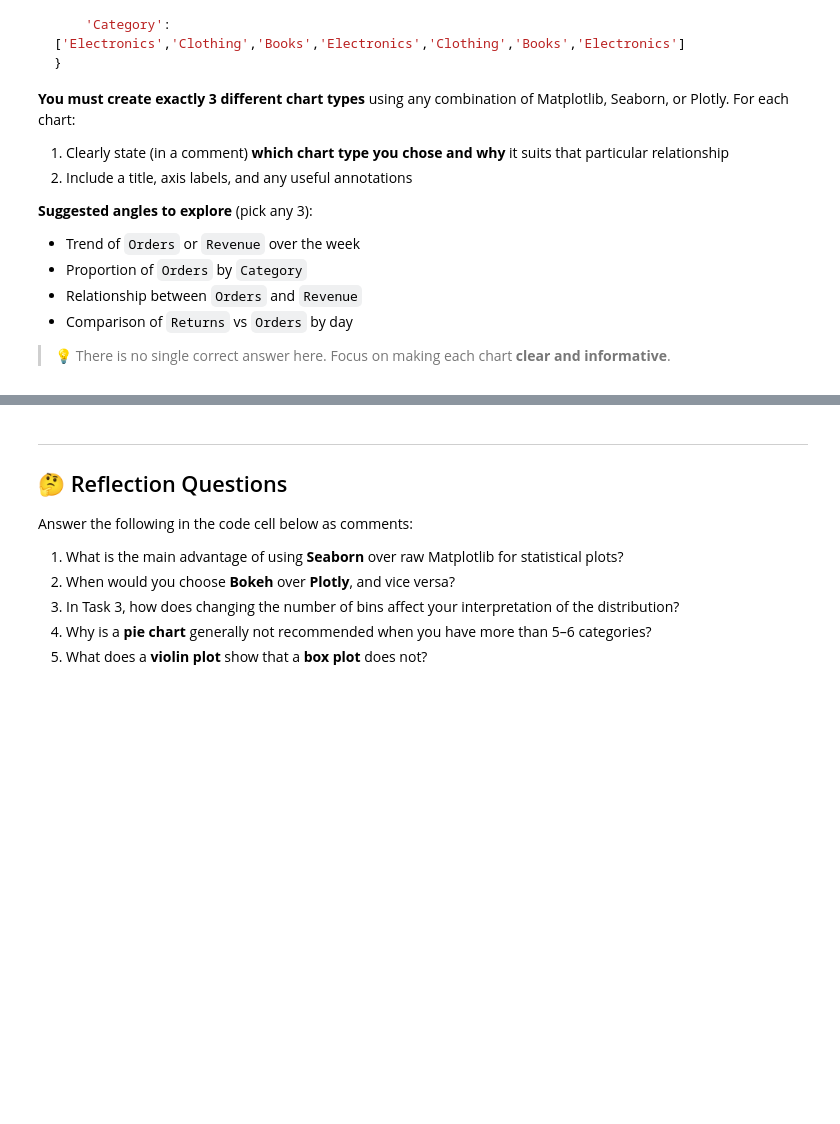
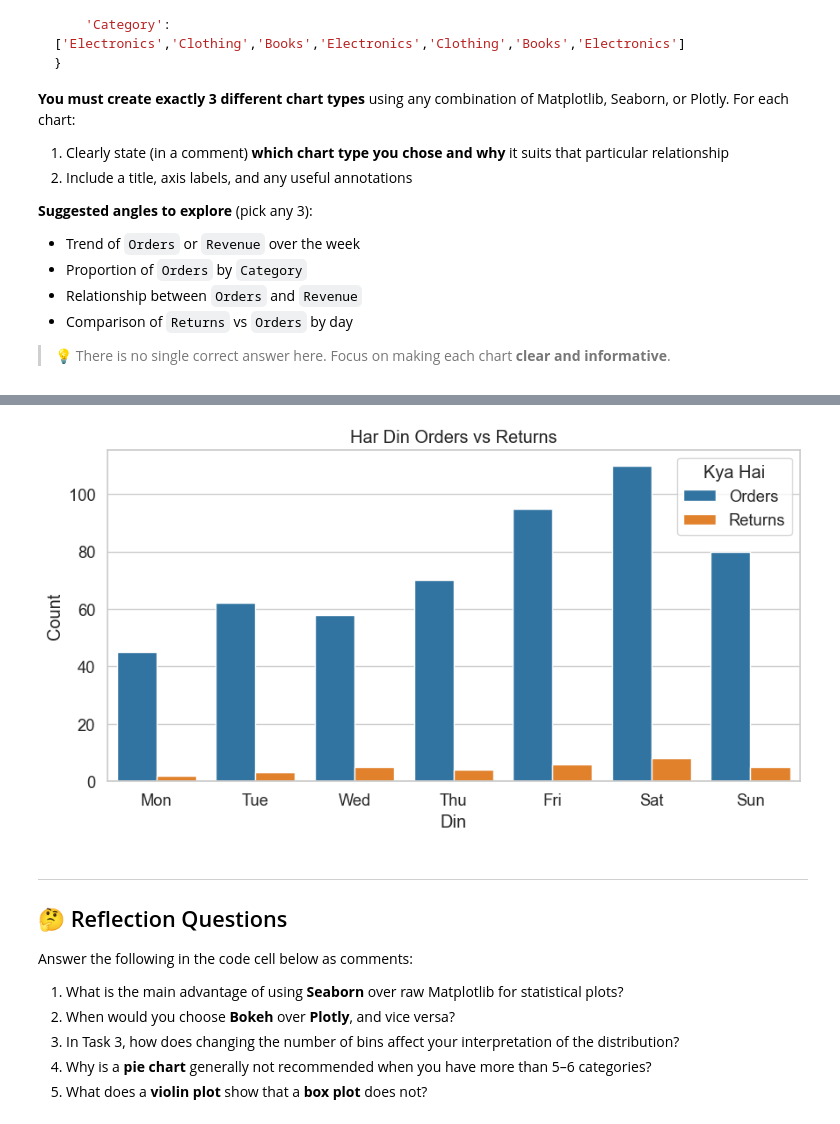
Before and after one commit to tashfeen786/Netsol-week-1, a Jupyter notebook: Data_Visualization_Worksheet.ipynb, the cells around one changed output, grey strips where cells are left out. Saved outputs shown, nothing was run; the diff lists cells and outputs as text; code cells hidden in the pictures; blank space fills up the shorter version.

```diff
--- a/Data_Visualization_Worksheet.ipynb
+++ b/Data_Visualization_Worksheet.ipynb
@@ -551,3 +573,30 @@ df = pd.DataFrame({
+# %%
+# ── Chart 3 ──────────────────────────────────────────────────────────────
+# Chart type chosen: Bar chart (seaborn)
+# Why it suits this data: Har din Orders vs Returns COMPARE karna hai Bar chart
+# best hota hai jab do cheezein side by side compare karni hon
+
+# YOUR CODE HERE
+# Pehle data ko reshape karo (seaborn ke liye)
+df_melt = df.melt(id_vars='Day',
+                  value_vars=['Orders', 'Returns'],
+                  var_name='Type',
+                  value_name='Count')
+
+plt.figure(figsize=(9, 5))
+sns.barplot(data=df_melt,
+            x='Day',
+            y='Count',
+            hue='Type')
+
+plt.title("Har Din Orders vs Returns")
+plt.xlabel("Din")
+plt.ylabel("Count")
+plt.legend(title="Kya Hai")
+plt.tight_layout()
+plt.show()
+# %% [output]
+[figure, added]
 # %% [markdown]
 ---
 ## 🤔 Reflection Questions
```
Also changed, not shown: parts of 4 cells of this notebook.
